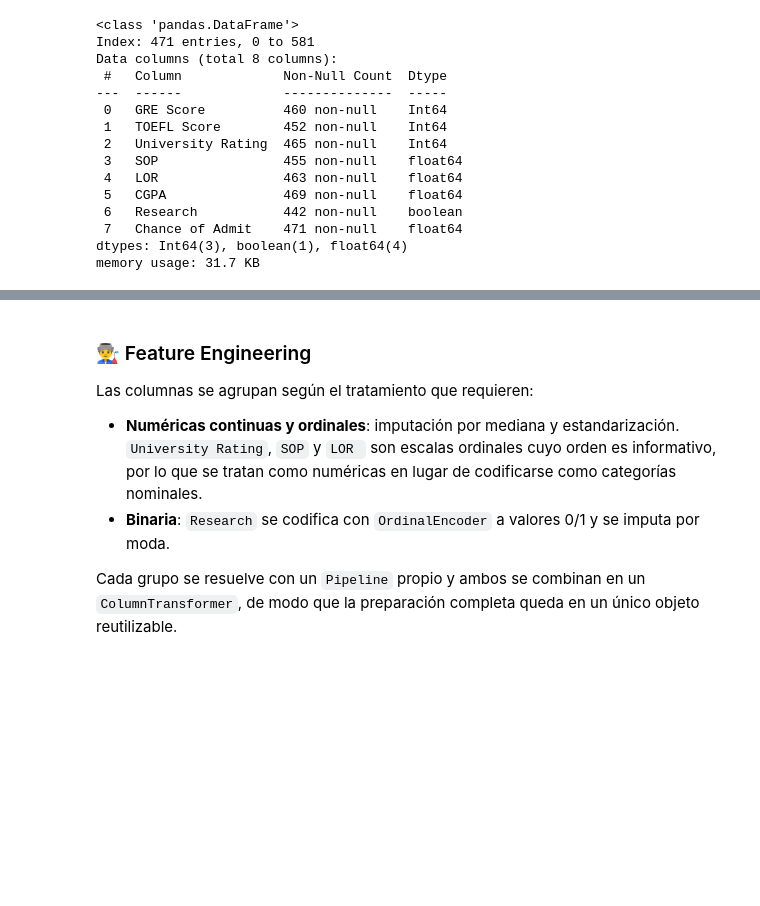
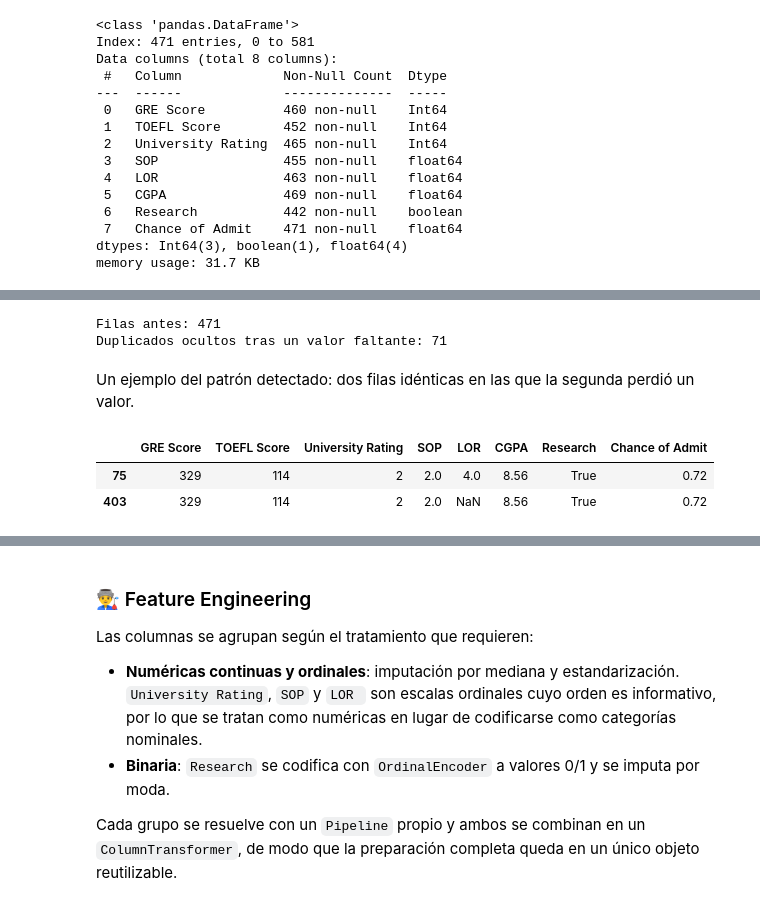
Before and after one commit to mangel477/Admisiones-predict-project, a Jupyter notebook: notebooks/4-feat_eng/04.Feature-engineering-MATR-2026-08-21.ipynb, the cells around one changed output, grey strips where cells are left out. Cells and saved outputs as stored; diff of their text form; code cells hidden in the pictures; blank space fills up the shorter version.

```diff
--- a/notebooks/4-feat_eng/04.Feature-engineering-MATR-2026-08-21.ipynb
+++ b/notebooks/4-feat_eng/04.Feature-engineering-MATR-2026-08-21.ipynb
@@ -98,0 +132,26 @@ memory usage: 31.7 KB
+# %%
+duplicados_ocultos = marcar_duplicados_compatibles(admision_feature)
+print("Filas antes:", len(admision_feature))
+print("Duplicados ocultos tras un valor faltante:", int(duplicados_ocultos.sum()))
+# %% [output]
+Filas antes: 471
+Duplicados ocultos tras un valor faltante: 71
+# %% [markdown]
+Un ejemplo del patrón detectado: dos filas idénticas en las que la segunda perdió un valor.
+# %%
+def buscar_grupo(frame, etiqueta):
+    """Return the labels of every row compatible with the given one."""
+    valores = frame.astype({column: "float64" for column in frame.columns})
+    candidata = valores.loc[etiqueta].to_numpy()
+    matriz = valores.to_numpy()
+    ambos = ~np.isnan(matriz) & ~np.isnan(candidata)
+    igual = np.where(ambos, matriz == candidata, True).all(axis=1) & ambos.any(axis=1)
+    return frame.index[igual]
+
+
+primera_duplicada = admision_feature.index[duplicados_ocultos][0]
+admision_feature.loc[buscar_grupo(admision_feature, primera_duplicada)]
+# %% [output]
+|  | GRE Score | TOEFL Score | University Rating | SOP | LOR | CGPA | Research | Chance of Admit |
+| 75 | 329 | 114 | 2 | 2.0 | 4.0 | 8.56 | True | 0.72 |
+| 403 | 329 | 114 | 2 | 2.0 | NaN | 8.56 | True | 0.72 |
```
Also changed, not shown: parts of 14 cells of this notebook, 2 other files.
